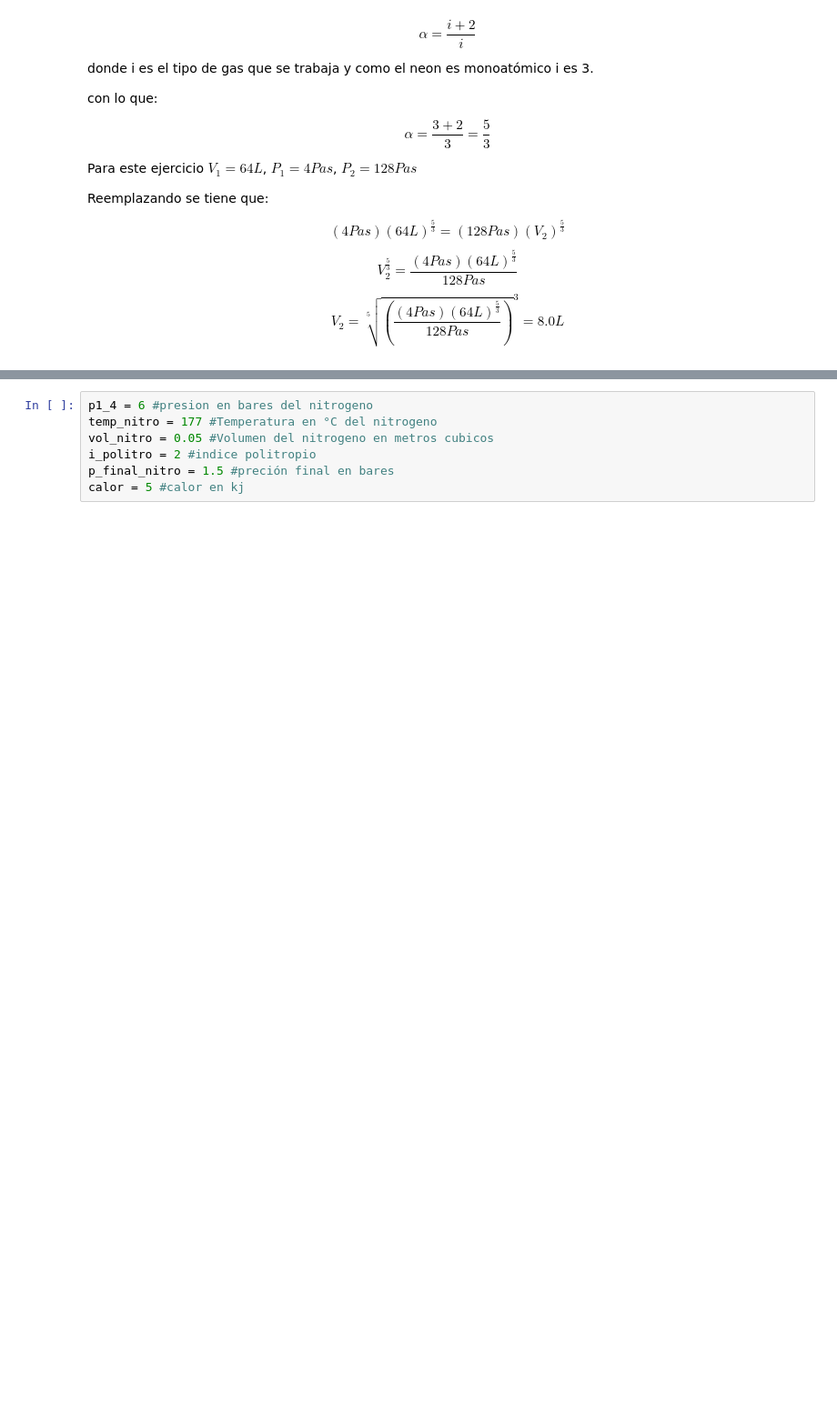
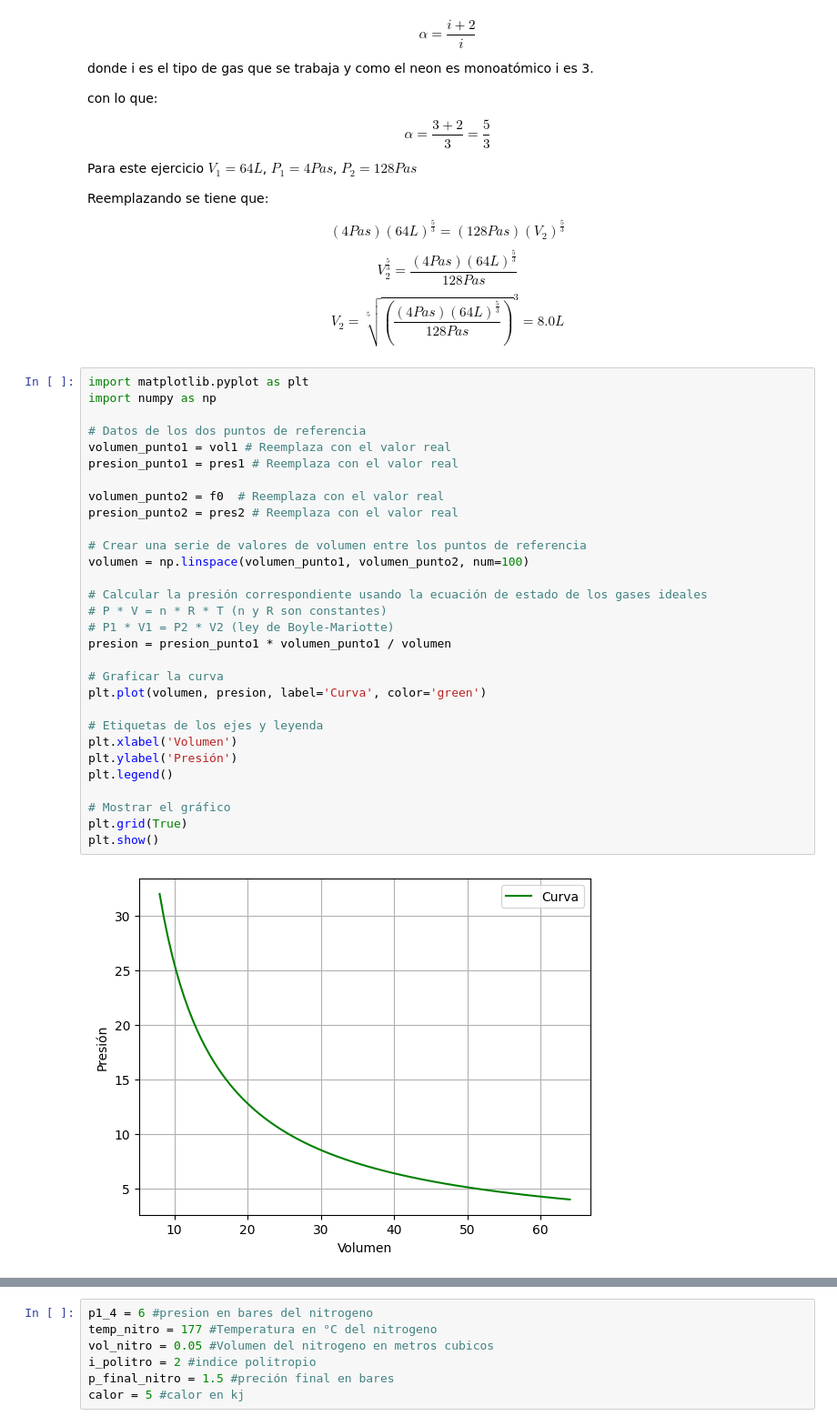
Before and after one commit to JCardenas05/T1, a Jupyter notebook: Parcial Termodinámica Nicolás Botero Díaz.ipynb, the cells around one changed output, grey strips where cells are left out. Shown: that part at 91% size. Drawn from its saved outputs; the diff is of its cells as text; blank space fills up the shorter version.

```diff
--- a/Parcial Termodinámica Nicolás Botero Díaz.ipynb
+++ b/Parcial Termodinámica Nicolás Botero Díaz.ipynb
@@ -311,3 +319,35 @@ Reemplazando se tiene que:
 $$(4Pas)(64L)^{\frac{5}{3}}=(128Pas)(V_2)^{\frac{5}{3}}$$
 $$V_2^{\frac{5}{3}}=\frac{(4Pas)(64L)^{\frac{5}{3}}}{128Pas}$$
 $$V_2 = \sqrt[5]{(\frac{(4Pas)(64L)^{\frac{5}{3}}}{128Pas})}^3 = 8.0L$$
+# %%
+import matplotlib.pyplot as plt
+import numpy as np
+
+# Datos de los dos puntos de referencia
+volumen_punto1 = vol1 # Reemplaza con el valor real
+presion_punto1 = pres1 # Reemplaza con el valor real
+
+volumen_punto2 = f0  # Reemplaza con el valor real
+presion_punto2 = pres2 # Reemplaza con el valor real
+
+# Crear una serie de valores de volumen entre los puntos de referencia
+volumen = np.linspace(volumen_punto1, volumen_punto2, num=100)
+
+# Calcular la presión correspondiente usando la ecuación de estado de los gases ideales
+# P * V = n * R * T (n y R son constantes)
+# P1 * V1 = P2 * V2 (ley de Boyle-Mariotte)
+presion = presion_punto1 * volumen_punto1 / volumen
+
+# Graficar la curva
+plt.plot(volumen, presion, label='Curva', color='green')
+
+# Etiquetas de los ejes y leyenda
+plt.xlabel('Volumen')
+plt.ylabel('Presión')
+plt.legend()
+
+# Mostrar el gráfico
+plt.grid(True)
+plt.show()
+# %% [output]
+[figure, added]
```
Also changed, not shown: parts of 6 cells of this notebook.
